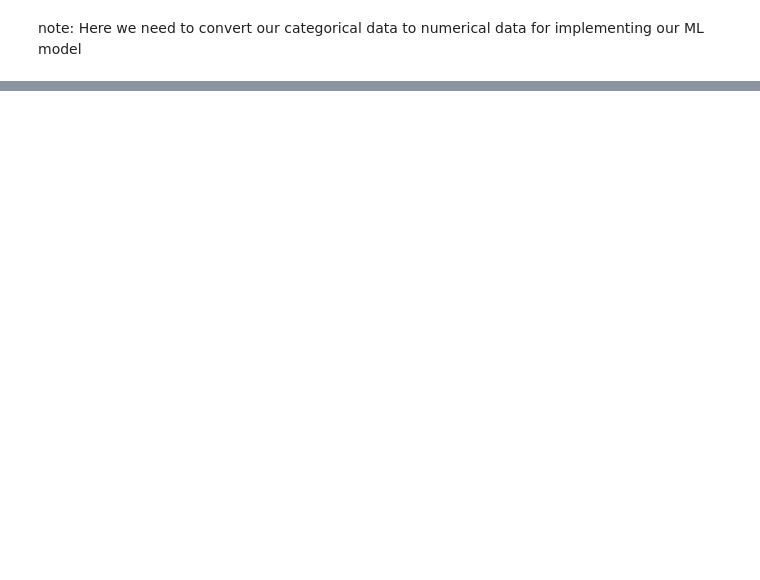
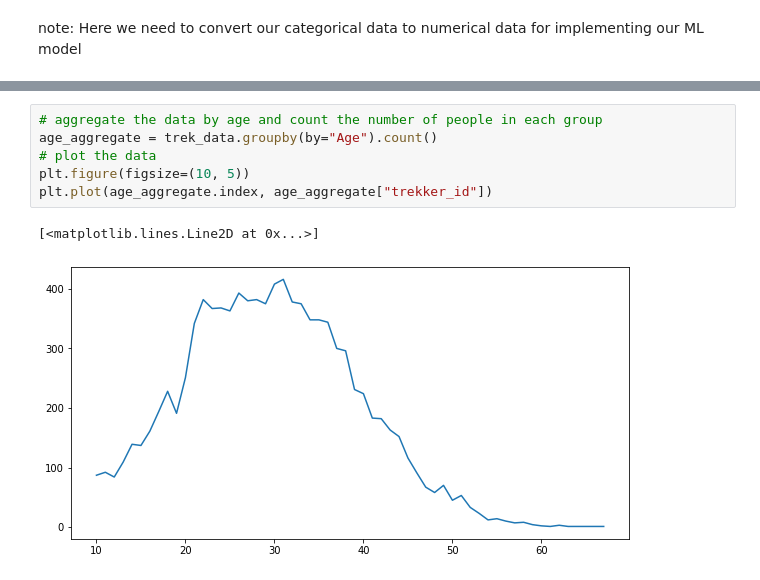
Before and after one commit to yashlad27/Group-Recommendation-For-Trek-Using-Social-Networks, a Jupyter notebook: Code/Data_Preprocessing_Notebook.ipynb, the cells around one changed output, grey strips where cells are left out. Drawn from its saved outputs; the diff is of its cells as text; blank space fills up the shorter version.

```diff
--- a/Code/Data_Preprocessing_Notebook.ipynb
+++ b/Code/Data_Preprocessing_Notebook.ipynb
@@ -105,0 +142,9 @@ trek_data.describe()
+# %%
+# aggregate the data by age and count the number of people in each group
+age_aggregate = trek_data.groupby(by="Age").count()
+# plot the data
+plt.figure(figsize=(10, 5))
+plt.plot(age_aggregate.index, age_aggregate["trekker_id"])
+# %% [output]
+[<matplotlib.lines.Line2D at 0x...>]
+[figure, added]
```
Also changed, not shown: parts of 21 cells of this notebook, 3 other files.
